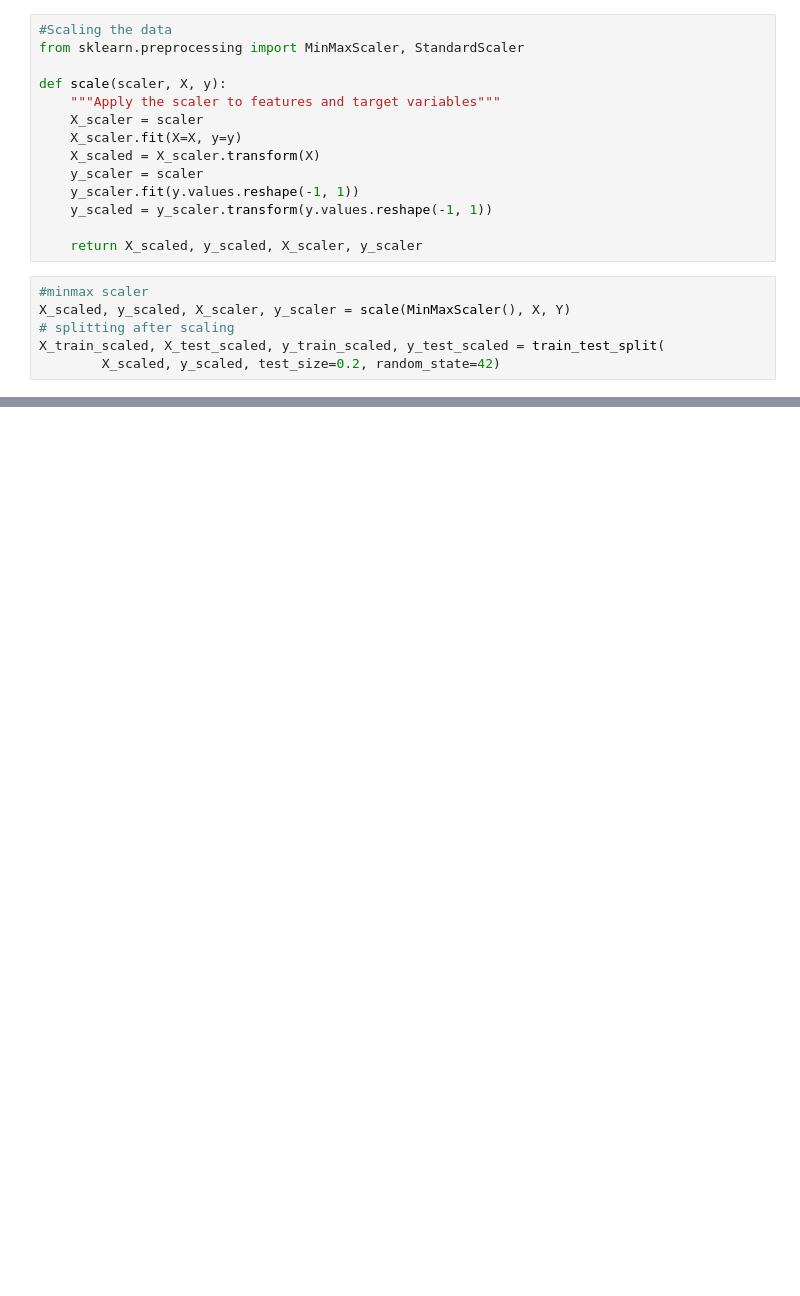
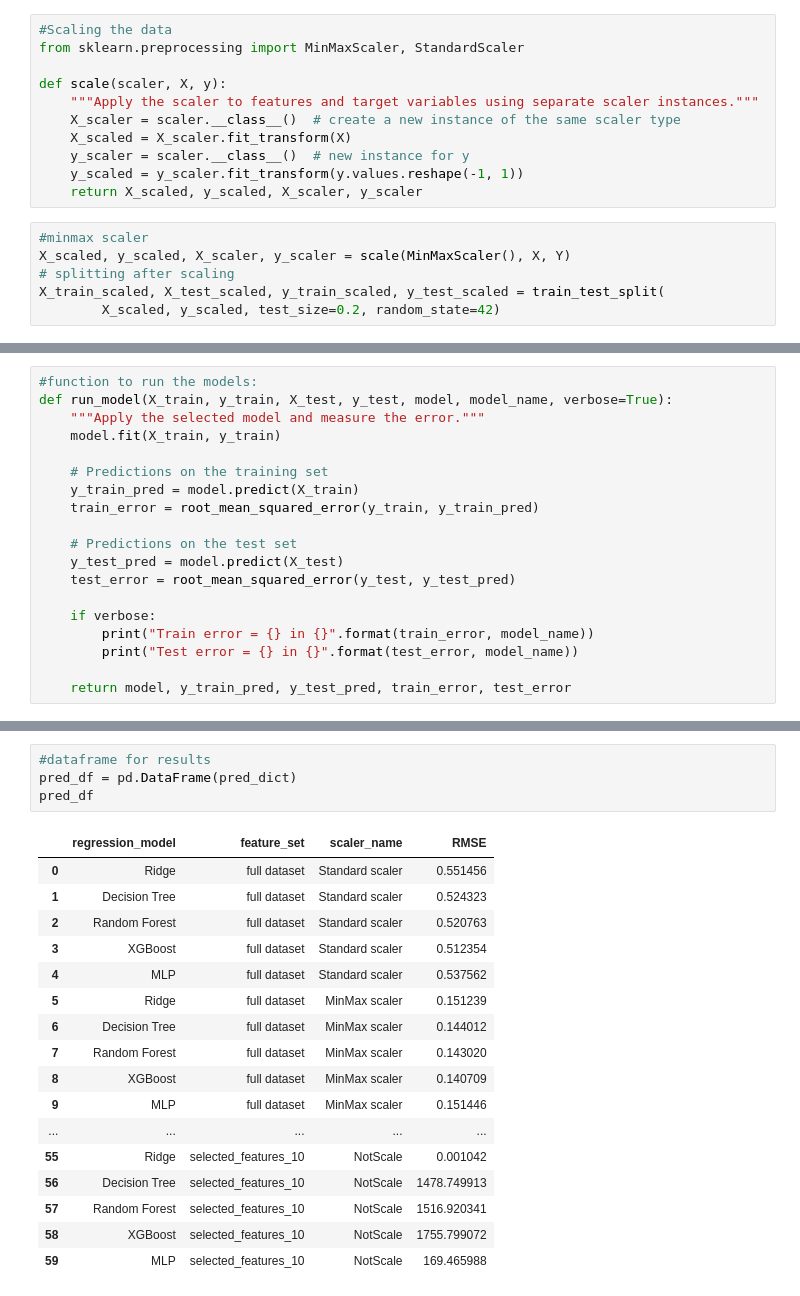
Before and after one commit to zkontor/DoorDashModels, a Jupyter notebook: Models/models.ipynb, the cells around one changed output, grey strips where cells are left out. Saved outputs shown, nothing was run; the diff lists cells and outputs as text; blank space fills up the shorter version.

Commit message:
Update: Model Creation & Evaluation

```diff
--- a/Models/models.ipynb
+++ b/Models/models.ipynb
@@ -407,14 +407,11 @@ plt.show()
 from sklearn.preprocessing import MinMaxScaler, StandardScaler
 
 def scale(scaler, X, y):
-    """Apply the scaler to features and target variables"""
-    X_scaler = scaler
-    X_scaler.fit(X=X, y=y)
-    X_scaled = X_scaler.transform(X)
-    y_scaler = scaler
-    y_scaler.fit(y.values.reshape(-1, 1))
-    y_scaled = y_scaler.transform(y.values.reshape(-1, 1))
-
+    """Apply the scaler to features and target variables using separate scaler instances."""
+    X_scaler = scaler.__class__()  # create a new instance of the same scaler type
+    X_scaled = X_scaler.fit_transform(X)
+    y_scaler = scaler.__class__()  # new instance for y
+    y_scaled = y_scaler.fit_transform(y.values.reshape(-1, 1))
     return X_scaled, y_scaled, X_scaler, y_scaler
 # %%
 #minmax scaler
@@ -424,0 +433,19 @@ X_train_scaled, X_test_scaled, y_train_scaled, y_test_scaled = train_test_split(
+# %%
+#function to run the models:
+def run_model(X_train, y_train, X_test, y_test, model, model_name, verbose=True):
+    """Apply the selected model and measure the error."""
+    model.fit(X_train, y_train)
+
+    # Predictions on the training set
+    y_train_pred = model.predict(X_train)
+    train_error = root_mean_squared_error(y_train, y_train_pred)
+
+    # Predictions on the test set
+    y_test_pred = model.predict(X_test)
+    test_error = root_mean_squared_error(y_test, y_test_pred)
+
+    if verbose:
+        print("Train error = {} in {}".format(train_error, model_name))
+        print("Test error = {} in {}".format(test_error, model_name))
+
+    return model, y_train_pred, y_test_pred, train_error, test_error
@@ -424,0 +583,22 @@ X_train_scaled, X_test_scaled, y_train_scaled, y_test_scaled = train_test_split(
+# %%
+#dataframe for results
+pred_df = pd.DataFrame(pred_dict)
+pred_df
+# %% [output]
+|  | regression_model | feature_set | scaler_name | RMSE |
+| 0 | Ridge | full dataset | Standard scaler | 0.551456 |
+| 1 | Decision Tree | full dataset | Standard scaler | 0.524323 |
+| 2 | Random Forest | full dataset | Standard scaler | 0.520763 |
+| 3 | XGBoost | full dataset | Standard scaler | 0.512354 |
+| 4 | MLP | full dataset | Standard scaler | 0.537562 |
+| 5 | Ridge | full dataset | MinMax scaler | 0.151239 |
+| 6 | Decision Tree | full dataset | MinMax scaler | 0.144012 |
+| 7 | Random Forest | full dataset | MinMax scaler | 0.143020 |
+| 8 | XGBoost | full dataset | MinMax scaler | 0.140709 |
+| 9 | MLP | full dataset | MinMax scaler | 0.151446 |
+| ... | ... | ... | ... | ... |
+| 55 | Ridge | selected_features_10 | NotScale | 0.001042 |
+| 56 | Decision Tree | selected_features_10 | NotScale | 1478.749913 |
+| 57 | Random Forest | selected_features_10 | NotScale | 1516.920341 |
+| 58 | XGBoost | selected_features_10 | NotScale | 1755.799072 |
+| 59 | MLP | selected_features_10 | NotScale | 169.465988 |
```
Also changed, not shown: parts of 6 cells of this notebook.
